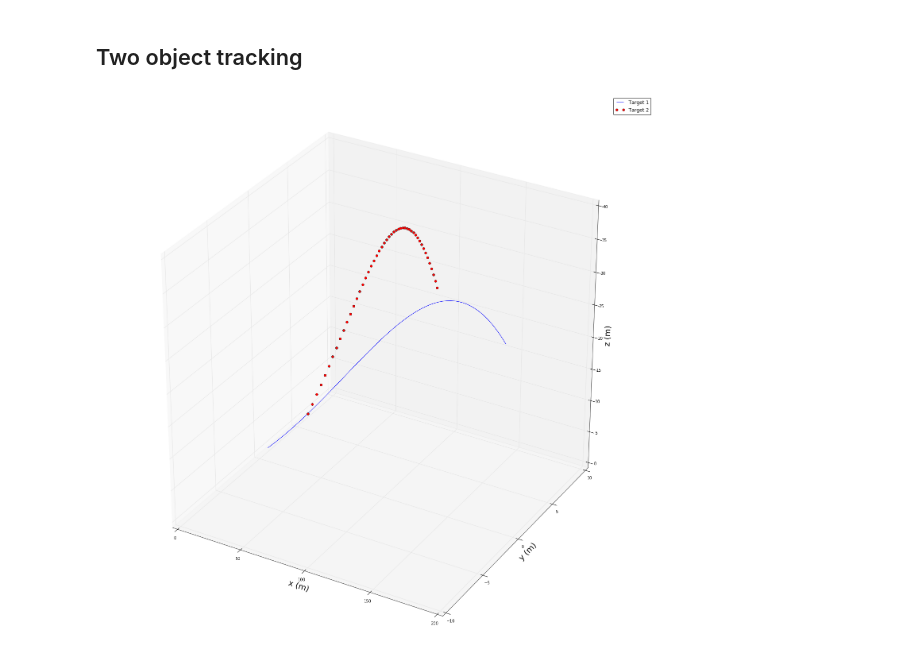
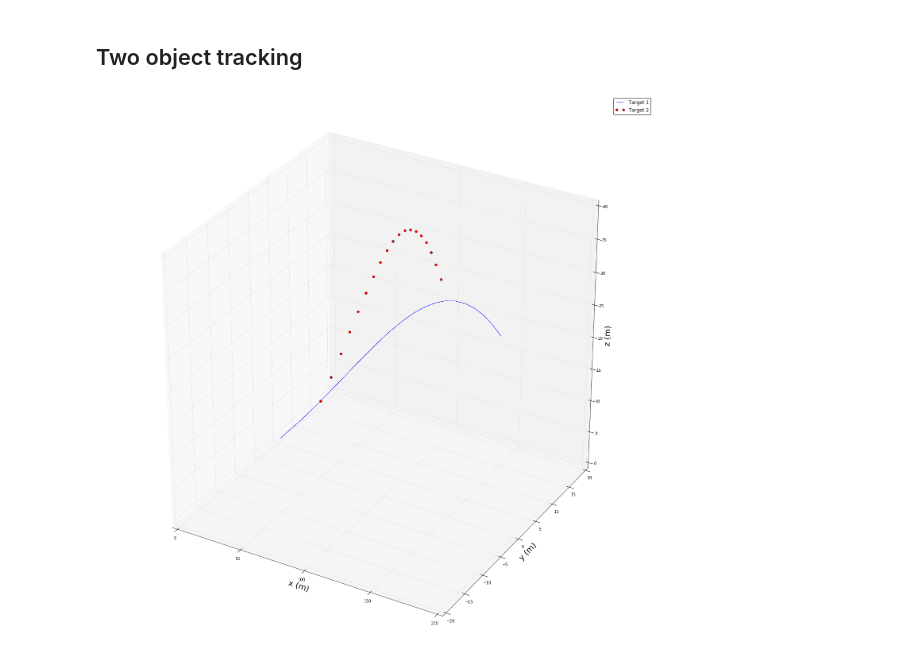
Before and after one commit to scjrobertson/xRange, a Jupyter notebook: tracking/tracking.ipynb, the cells around one changed output. Drawn from its saved outputs; the diff is of its cells as text; code cells hidden in the pictures.

```diff
--- a/tracking/tracking.ipynb
+++ b/tracking/tracking.ipynb
@@ -24,7 +24,7 @@ np.set_printoptions(precision=2)
 # %%
 names, p, v, w = load_clubs('clubs.csv')
 
-cpi = 100e-3
+cpi = 250e-3
 T = 5
 t_sim = np.arange(0, T, cpi)
 
@@ -190,16 +190,16 @@ plt.show()
 # %%
 fig  = plt.figure(figsize=(25, 25))
 ax = plt.axes(projection='3d')
 
 ax.plot(p1[:, 0], p1[:, 1], p1[:, 2])
 ax.plot(p2[:, 0], p2[:, 1], p2[:, 2], 'or')
 ax.set_xlabel('x (m)', fontsize = '20')
 ax.set_ylabel('y (m)', fontsize = '20')
 ax.set_zlabel('z (m)', fontsize = '20')
 ax.set_title('', fontsize = '20')
-ax.set_ylim([-10, 10])
+ax.set_ylim([-20, 20])
 ax.legend(['Target 1', 'Target 2'])
 plt.show()
 # %% [output]
-[figure, old version]
+[figure, new version]
 # %%
```
Also changed, not shown: parts of 10 cells of this notebook, 3 other files.
